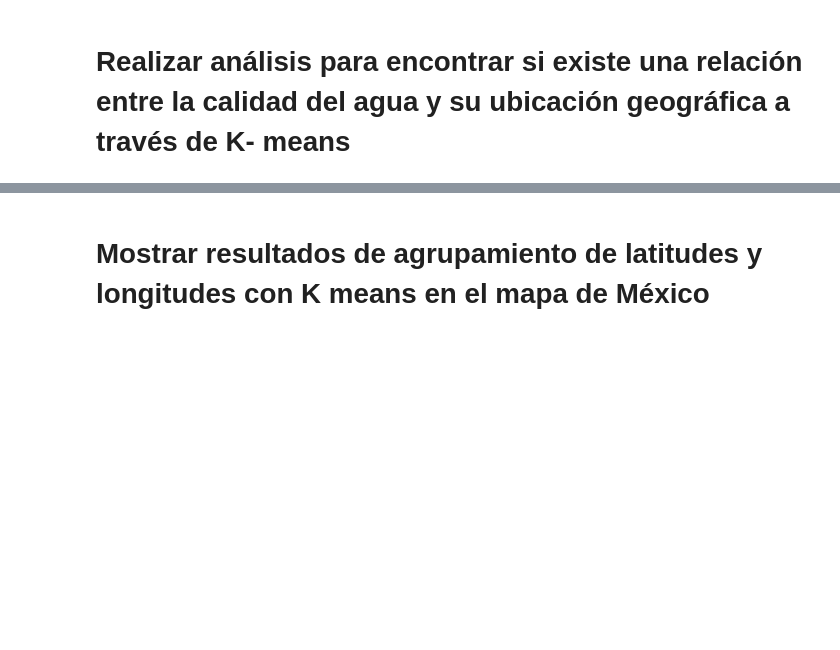
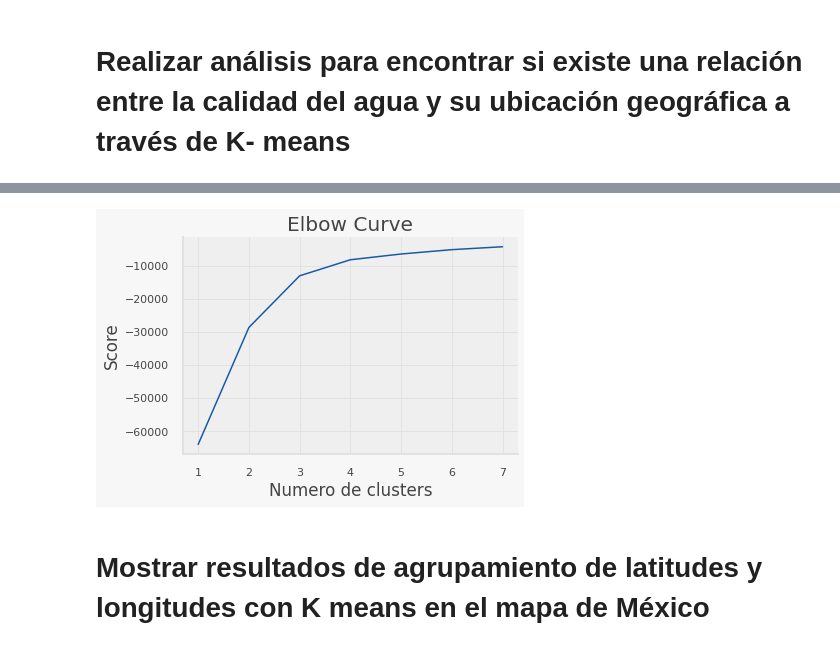
Before and after one commit to PosgradoMNA/actividades-del-projecto-equipo39, a Jupyter notebook: Copy_of_Reto_E1.ipynb, the cells around one changed output, grey strips where cells are left out. Drawn from its saved outputs; the diff is of its cells as text; code cells hidden in the pictures; blank space fills up the shorter version.

```diff
--- a/Copy_of_Reto_E1.ipynb
+++ b/Copy_of_Reto_E1.ipynb
@@ -254,2 +269,17 @@ for column in nudf:
+# %%
+latlong=df[['LONGITUD','LATITUD']]
+
+Nclu= range(1, 8)
+kmeans = [KMeans(n_clusters=i) for i in Nclu]
+kmeans
+score = [kmeans[i].fit(latlong).score(latlong) for i in range(len(kmeans))]
+score
+plt.plot(Nclu,score)
+plt.xlabel('Numero de clusters')
+plt.ylabel('Score')
+plt.title('Elbow Curve')
+plt.show()
+# %% [output]
+[figure, added]
 # %% [markdown]
 # Mostrar resultados de agrupamiento de latitudes y longitudes con K means en el mapa de México
```
Also changed, not shown: parts of 19 cells of this notebook.
